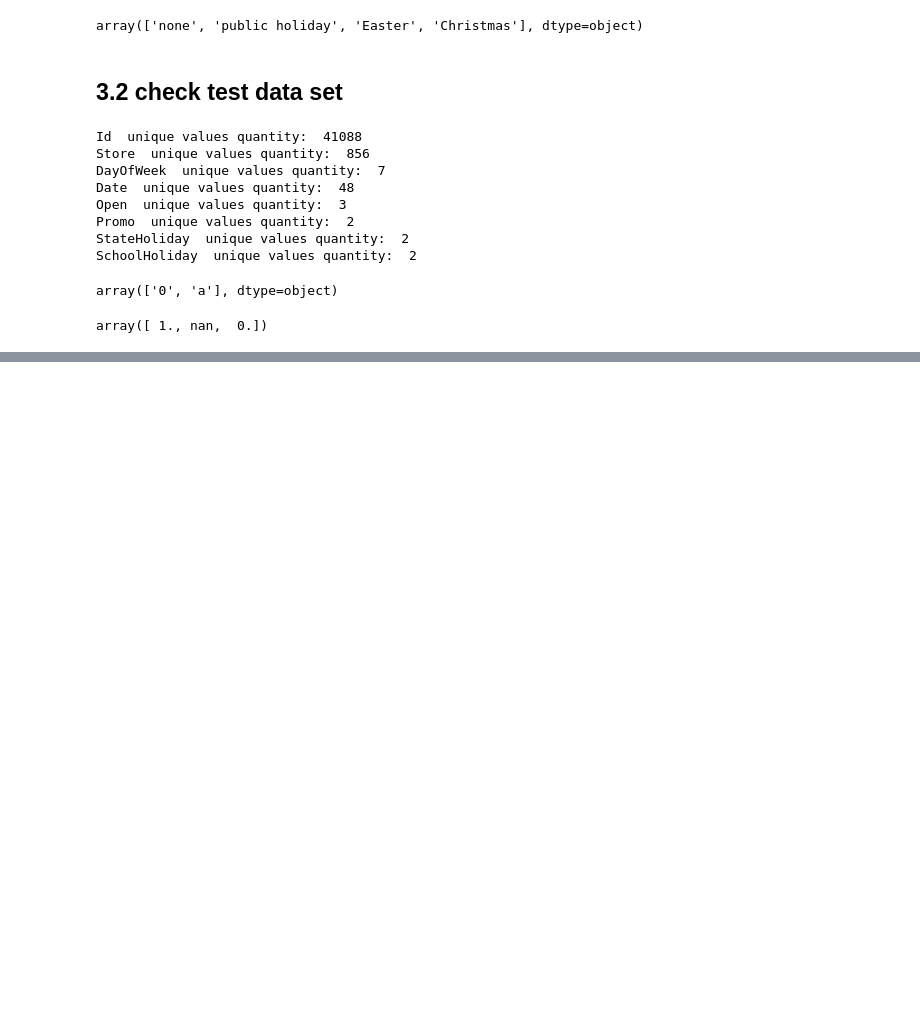
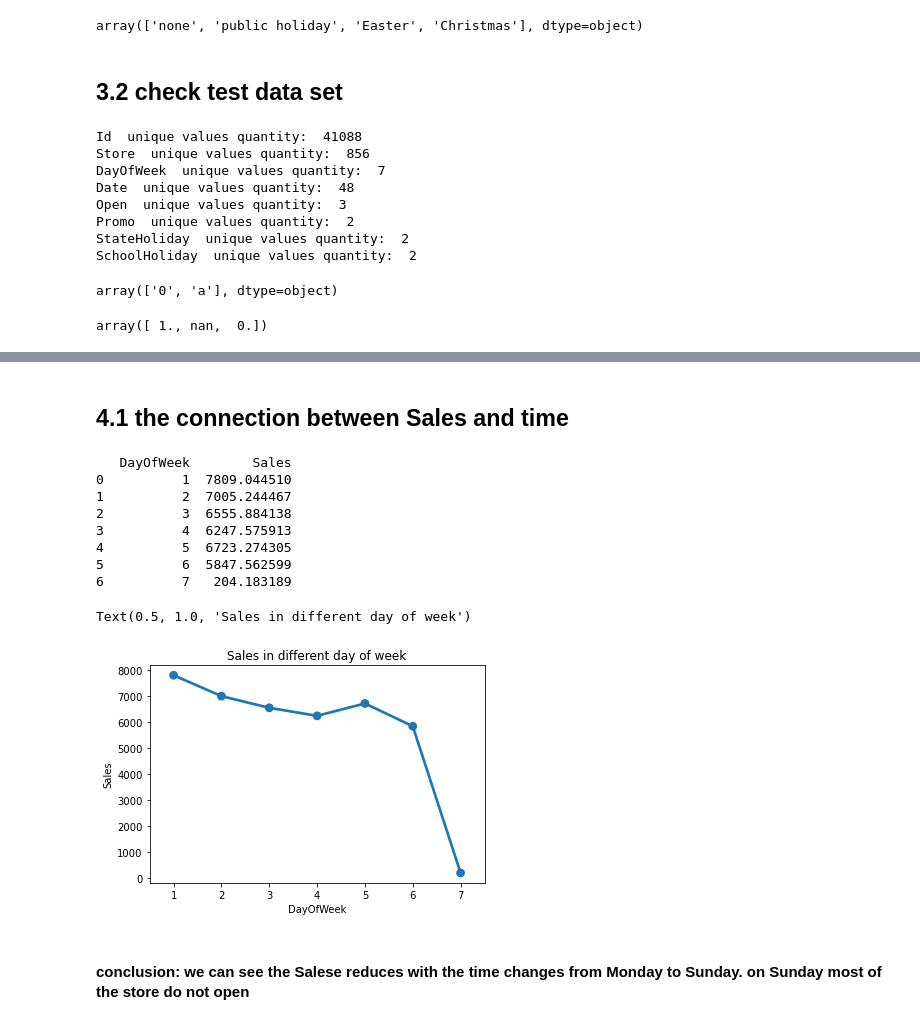
Before and after one commit to DuanLee2520/Rossmann-Store-Sales, a Jupyter notebook: RSS.ipynb, the cells around one changed output, grey strips where cells are left out. Cells and saved outputs as stored; diff of their text form; code cells hidden in the pictures; blank space fills up the shorter version.

```diff
--- a/RSS.ipynb
+++ b/RSS.ipynb
@@ -114,0 +280,20 @@ array([ 1., nan,  0.])
+# %% [markdown]
+## 4.1 the connection between Sales and time
+# %%
+df2=data_train_new.groupby('DayOfWeek')['Sales'].mean().reset_index()
+print(df2)
+sns.pointplot(data=df2,x='DayOfWeek',y='Sales')
+plt.title('Sales in different day of week')
+# %% [output]
+   DayOfWeek        Sales
+0          1  7809.044510
+1          2  7005.244467
+2          3  6555.884138
+3          4  6247.575913
+4          5  6723.274305
+5          6  5847.562599
+6          7   204.183189
+Text(0.5, 1.0, 'Sales in different day of week')
+[figure, added]
+# %% [markdown]
+#### conclusion: we can see the Salese reduces with the time changes from Monday to Sunday. on Sunday most of the store do not open
```
Also changed, not shown: parts of 20 cells of this notebook.
